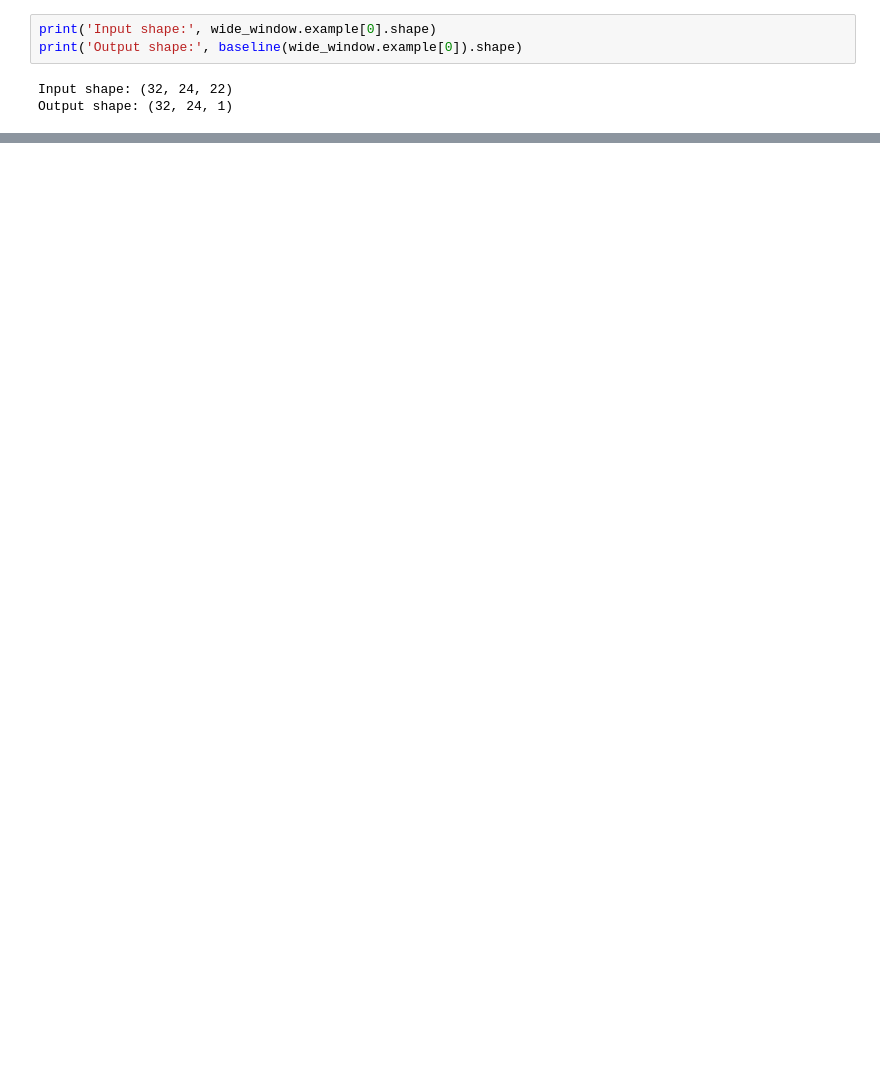
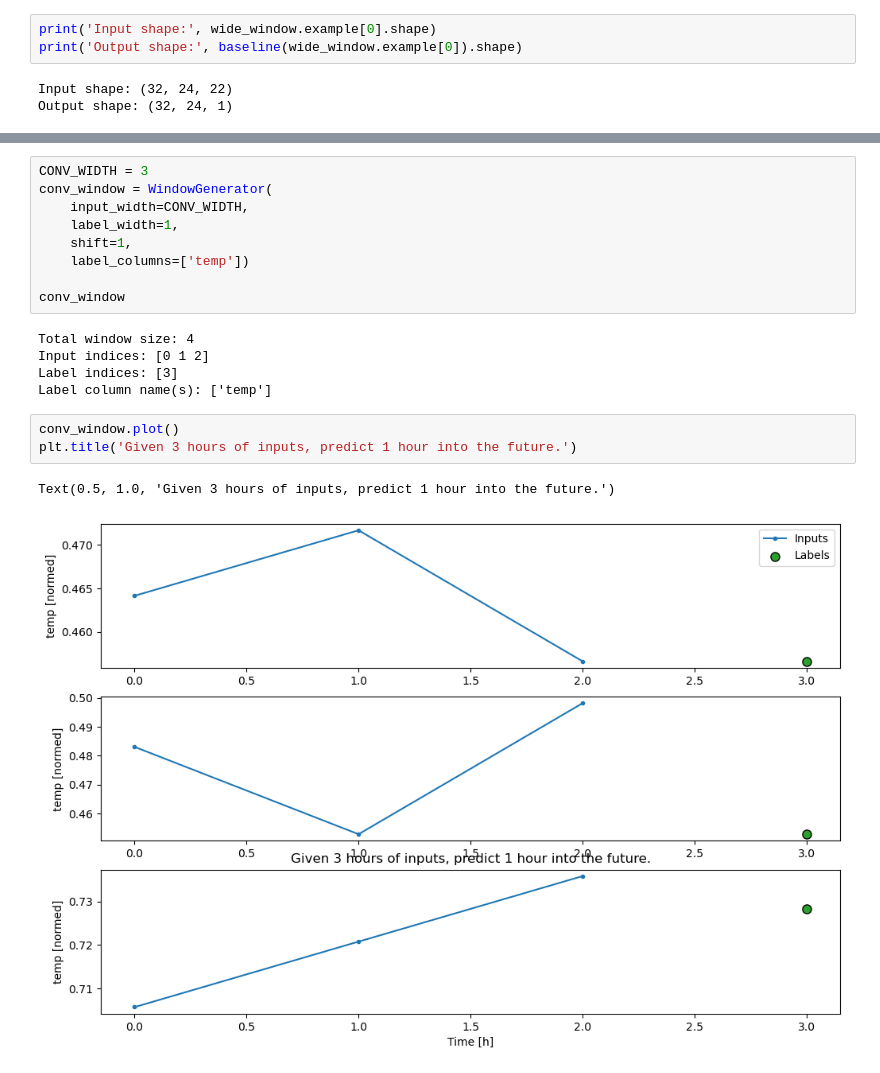
Before and after one commit to tgfive/Inverse_Classification, a Jupyter notebook: brazil_data/Untitled.ipynb, the cells around one changed output, grey strips where cells are left out. Cells and saved outputs as stored; diff of their text form; blank space fills up the shorter version.

```diff
--- a/brazil_data/Untitled.ipynb
+++ b/brazil_data/Untitled.ipynb
@@ -592,0 +598,20 @@ Epoch 5/20
+# %%
+CONV_WIDTH = 3
+conv_window = WindowGenerator(
+    input_width=CONV_WIDTH,
+    label_width=1,
+    shift=1,
+    label_columns=['temp'])
+
+conv_window
+# %% [output]
+Total window size: 4
+Input indices: [0 1 2]
+Label indices: [3]
+Label column name(s): ['temp']
+# %%
+conv_window.plot()
+plt.title('Given 3 hours of inputs, predict 1 hour into the future.')
+# %% [output]
+Text(0.5, 1.0, 'Given 3 hours of inputs, predict 1 hour into the future.')
+[figure, added]
```
Also changed, not shown: parts of 20 cells of this notebook, 5 other files.
